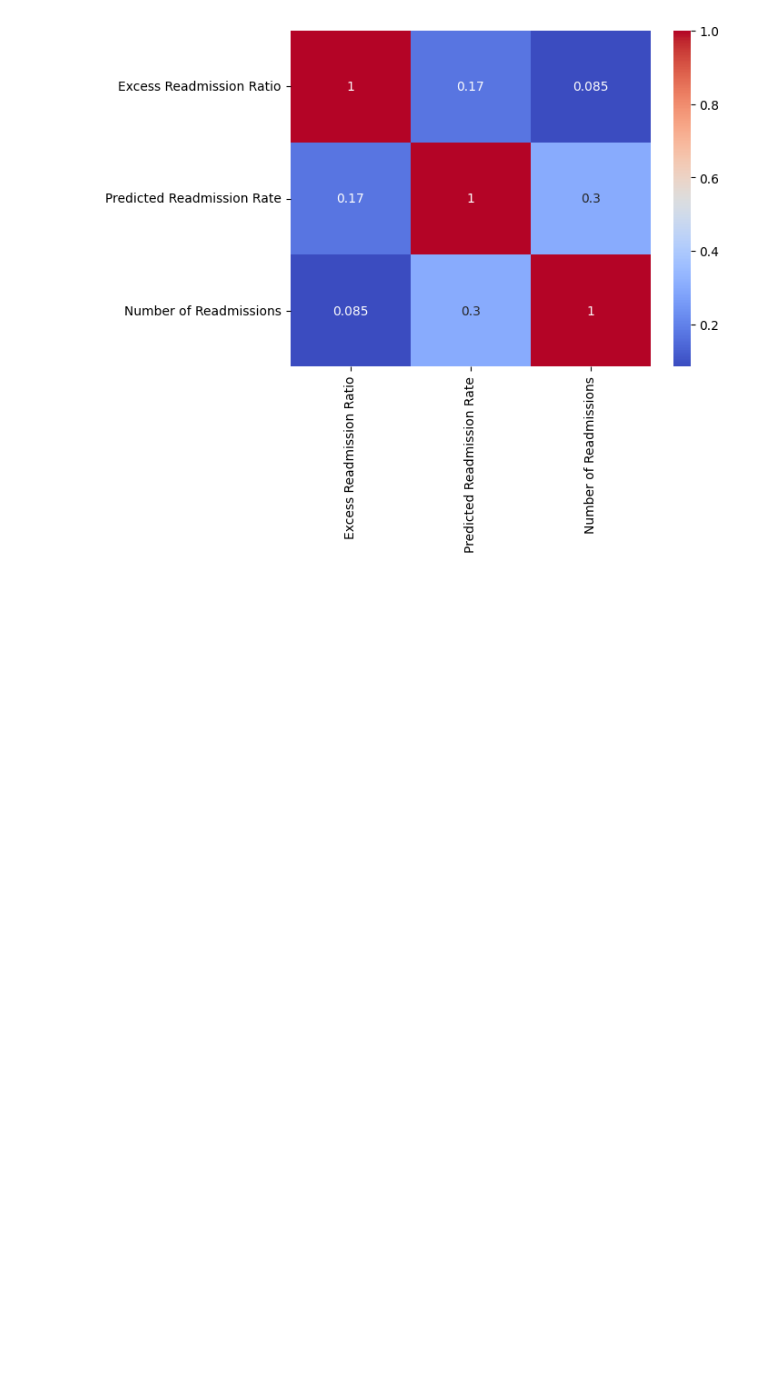
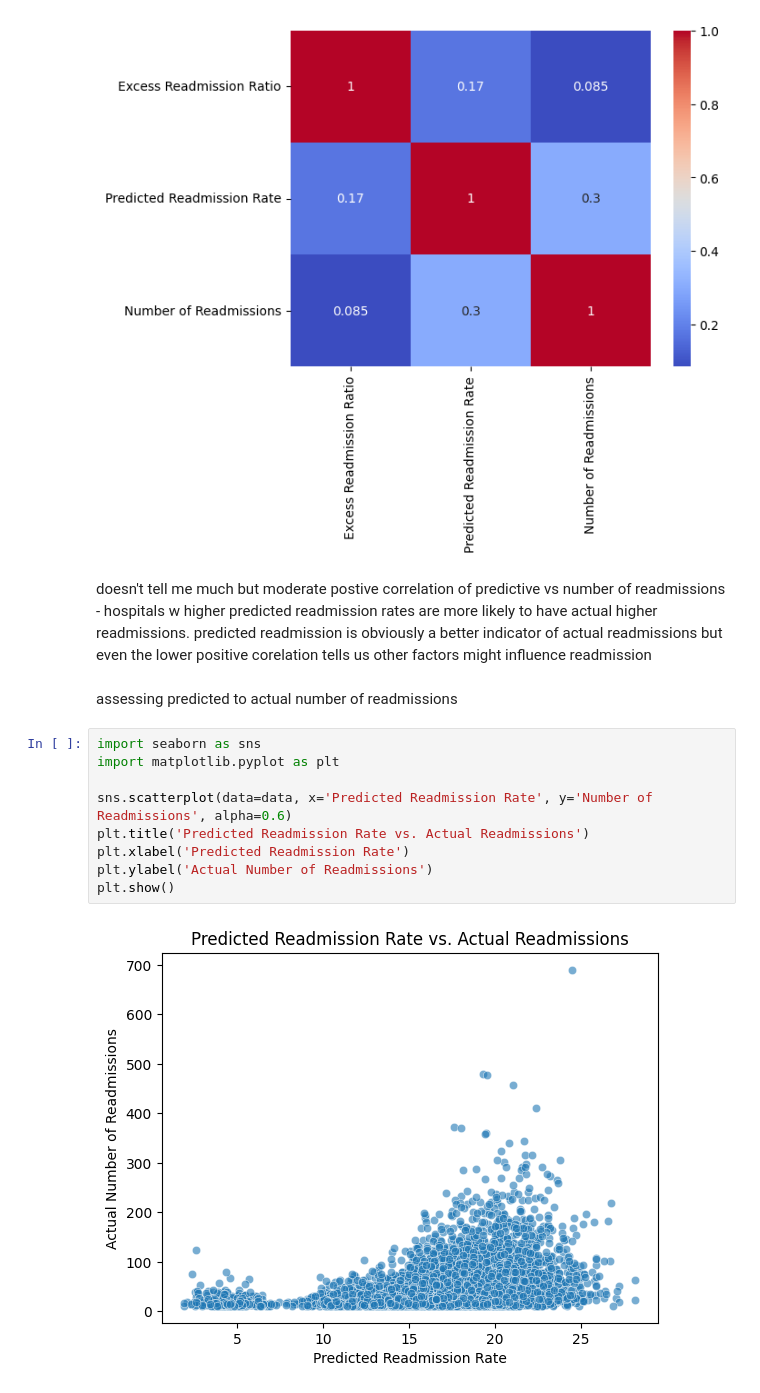
Before and after one commit to taliahtarik/dsprojectjterm, a Jupyter notebook: day1_hospital_readmissions.ipynb, the cells around one changed output. Drawn from its saved outputs; the diff is of its cells as text; blank space fills up the shorter version.

```diff
--- a/day1_hospital_readmissions.ipynb
+++ b/day1_hospital_readmissions.ipynb
@@ -59,3 +73,18 @@ sns.heatmap(correlation_matrix, annot=True, cmap='coolwarm')
 # %% [output]
 <Axes: >
 [figure]
+# %% [markdown]
+doesn't tell me much but moderate postive correlation of predictive vs number of readmissions - hospitals w higher predicted readmission rates are more likely to have actual higher readmissions. predicted readmission is obviously a better indicator of actual readmissions but even the lower positive corelation tells us other factors might influence readmission
+# %% [markdown]
+assessing predicted to actual number of readmissions
+# %%
+import seaborn as sns
+import matplotlib.pyplot as plt
+
+sns.scatterplot(data=data, x='Predicted Readmission Rate', y='Number of Readmissions', alpha=0.6)
+plt.title('Predicted Readmission Rate vs. Actual Readmissions')
+plt.xlabel('Predicted Readmission Rate')
+plt.ylabel('Actual Number of Readmissions')
+plt.show()
+# %% [output]
+[figure, added]
```
Also changed, not shown: parts of 2 cells of this notebook.
